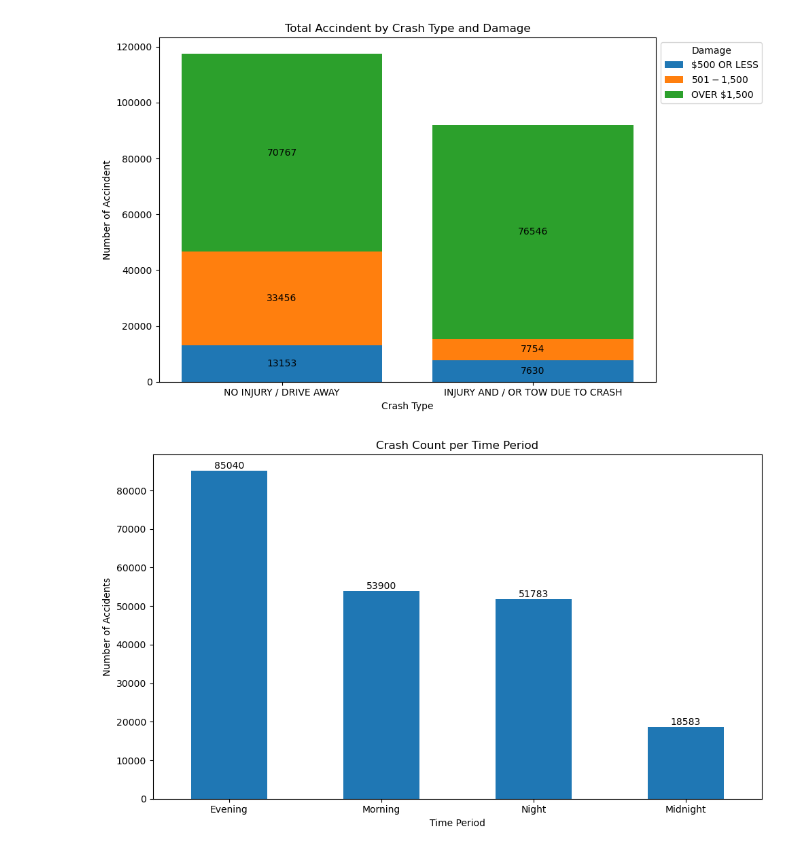
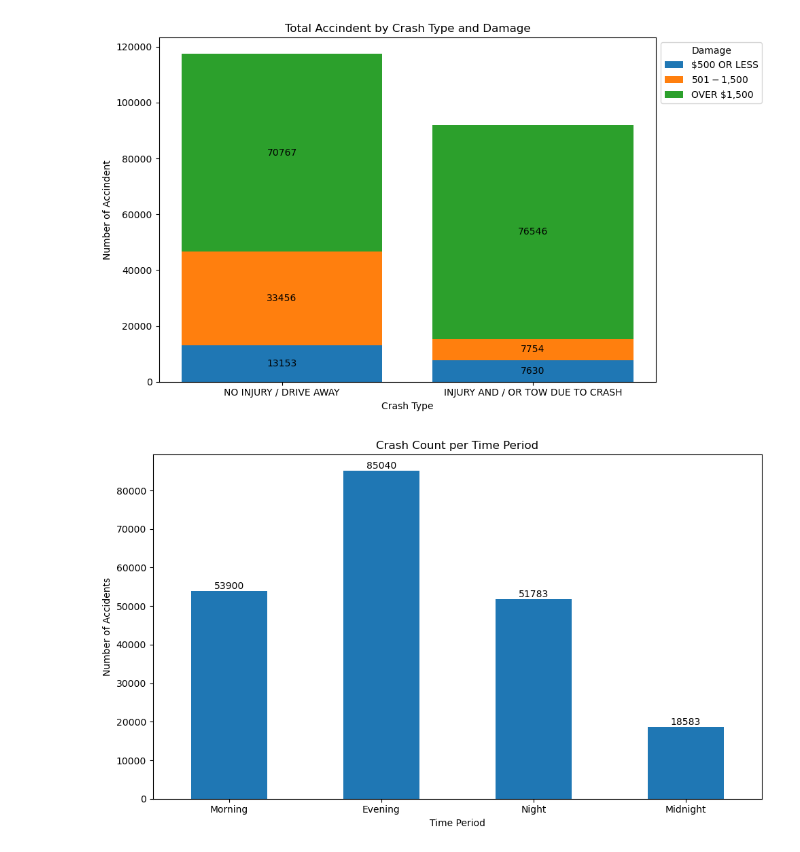
Before and after one commit to FlazeFy2/DS-Traffic_Accidents, a Jupyter notebook: exploratory data analysis-bar.ipynb, the cells around one changed output. Saved outputs shown, nothing was run; the diff lists cells and outputs as text; code cells hidden in the pictures.

Commit message:
[DS] Exploratory Data Analysis (EDA) - Bar Chart Total Vehicles Involved In The Accident Per Crash Time Period

```diff
--- a/exploratory data analysis-bar.ipynb
+++ b/exploratory data analysis-bar.ipynb
@@ -79,32 +79,32 @@ import matplotlib.pyplot as plt
 # Exploratory Data Analysis (EDA) - Bar Chart Crash Time Period
 df = pd.read_csv("traffic_accidents.csv")
 
 # Categorize Time
 def categorize_time(hour):
     if 0 <= hour <= 5:
         return "Midnight"
     elif 6 <= hour <= 11:
         return "Morning"
     elif 12 <= hour <= 17:
         return "Evening"
     elif 18 <= hour <= 23:
         return "Night"
 
 # Group by Period and Count
 df['crash_time_period'] = df['crash_hour'].apply(categorize_time)
-crash_grouped = df['crash_time_period'].value_counts()
+crash_grouped = df['crash_time_period'].value_counts().reindex(["Morning", "Evening", "Night","Midnight"])
 
 # Bar Chart
 plt.figure(figsize=(10, 6))
 ax = crash_grouped.plot(kind='bar')
 # Add label
 for i, value in enumerate(crash_grouped):
     plt.text(i, value + 1, str(value), ha='center', va='bottom')
 plt.title("Crash Count per Time Period")
 plt.xlabel("Time Period")
 plt.ylabel("Number of Accidents")
 plt.xticks(rotation=0)
 plt.tight_layout()
 plt.show()
 # %% [output]
-[figure, old version]
+[figure, new version]
```
Also changed, not shown: parts of 1 cell of this notebook, 1 other file.
